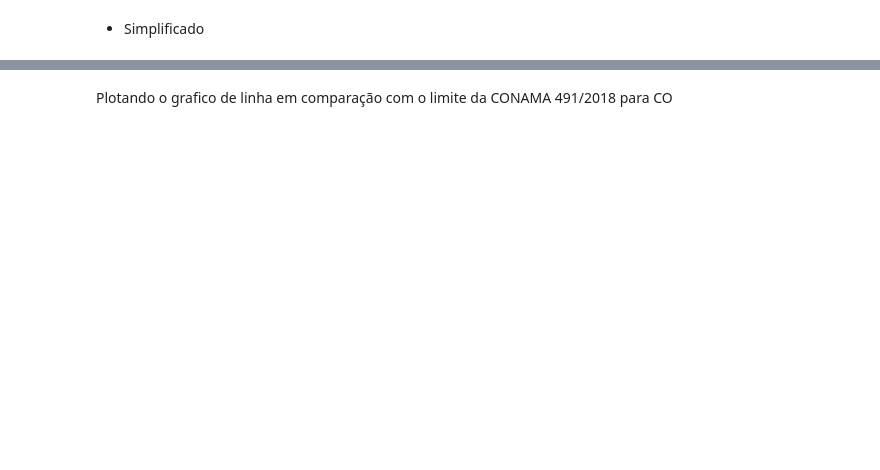
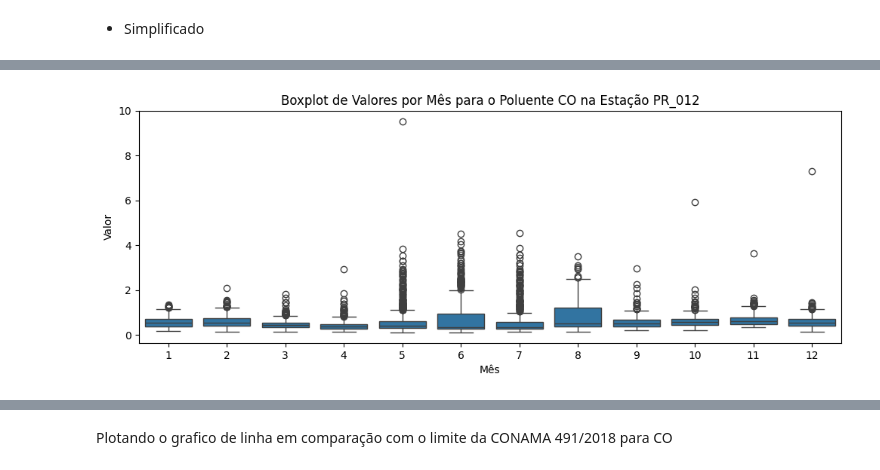
Before and after one commit to Marcosperrude/ENS410064, a Jupyter notebook: scripts/Atividade3.ipynb, the cells around one changed output, grey strips where cells are left out. Saved outputs shown, nothing was run; the diff lists cells and outputs as text; code cells hidden in the pictures; blank space fills up the shorter version.

```diff
--- a/scripts/Atividade3.ipynb
+++ b/scripts/Atividade3.ipynb
@@ -395,0 +493,10 @@ plt.show()
+# %%
+fig, ax = plt.subplots()
+fig.set_size_inches((12, 4))
+sns.boxplot(x='Mes',y='Valor', data=df[(df['Codigo'] == 'PR_012') & (df['Poluente'] == 'CO')], ax=ax)
+plt.xlabel('Mês')  # Adicionar rótulo ao eixo x
+plt.ylabel('Valor')  # Adicionar rótulo ao eixo y
+plt.title('Boxplot de Valores por Mês para o Poluente CO na Estação PR_012')
+plt.show()
+# %% [output]
+[figure, added]
```
Also changed, not shown: parts of 22 cells of this notebook.
